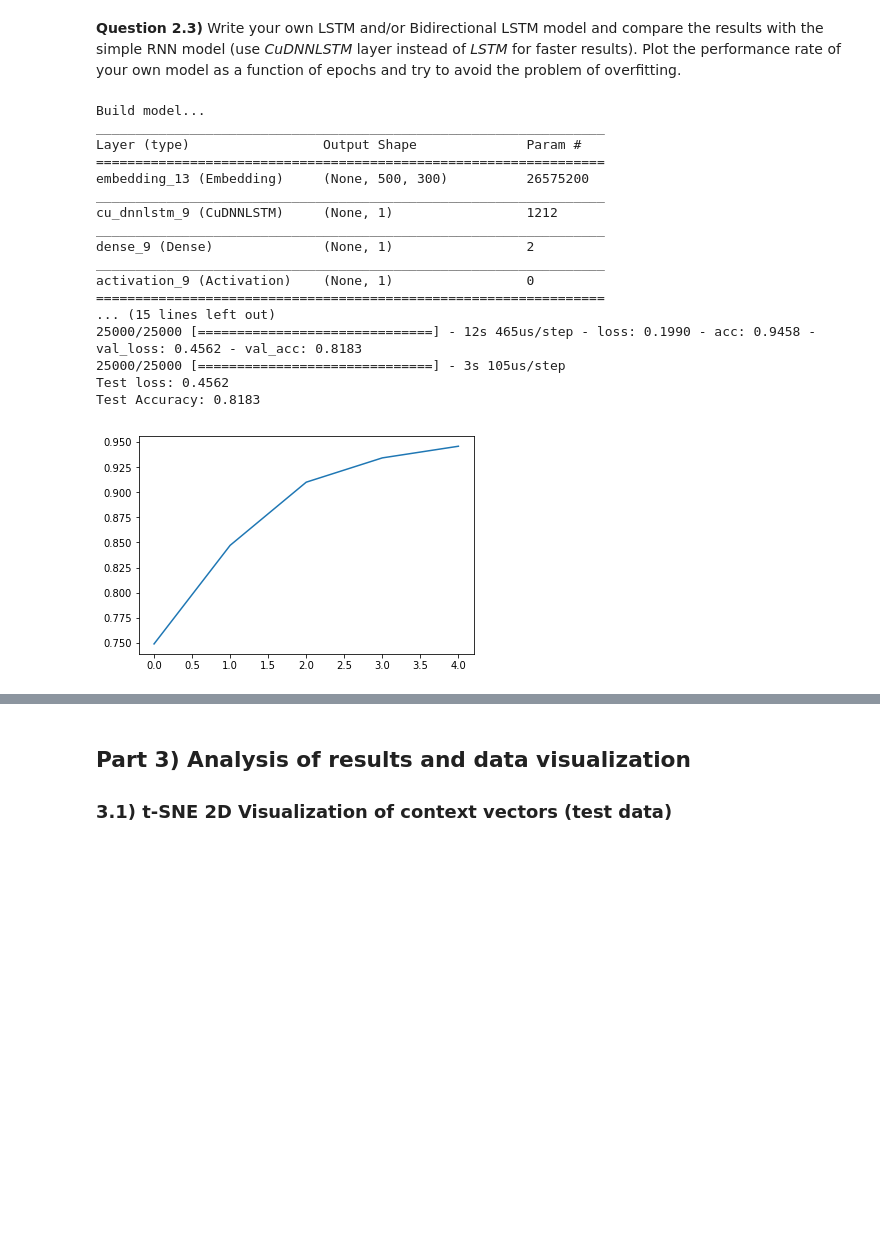
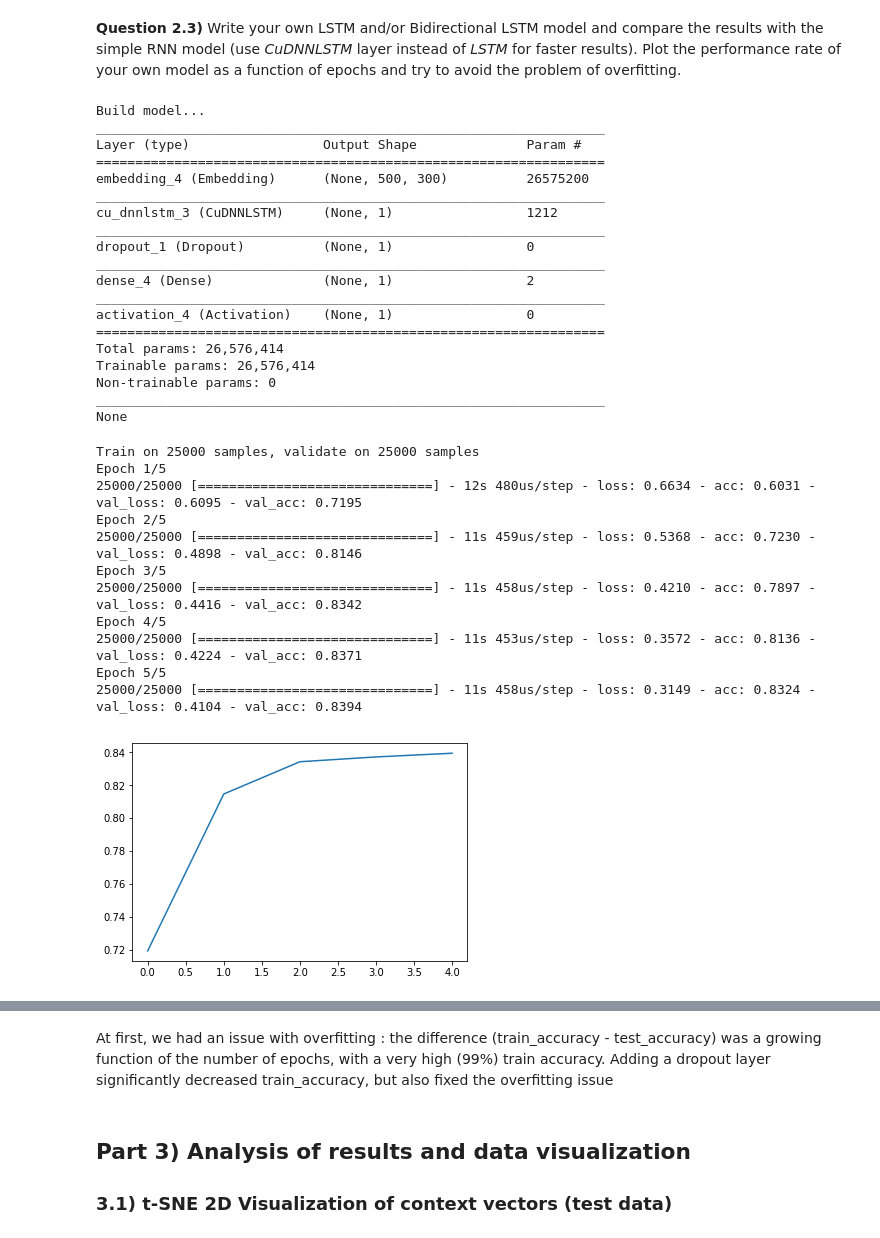
Before and after one commit to iqdecay/DeepLearning, a Jupyter notebook: LabSession6-RNN-IMDB-student.ipynb, the cells around one changed output, grey strips where cells are left out. Drawn from its saved outputs; the diff is of its cells as text; code cells hidden in the pictures; blank space fills up the shorter version.

```diff
--- a/LabSession6-RNN-IMDB-student.ipynb
+++ b/LabSession6-RNN-IMDB-student.ipynb
@@ -270,7 +268,7 @@ A bidirectionnal recurrent model tries to also match the input given an output,
 # %% [markdown]
 **Question 2.3)** Write your own LSTM and/or Bidirectional LSTM model and compare the results with the simple RNN model (use *CuDNNLSTM* layer instead of *LSTM* for faster results). Plot the performance rate of your own model as a function of epochs and try to avoid the problem of overfitting.
 # %%
-
+from keras.layers import Dropout
 from keras.layers import CuDNNLSTM
 embedding_dims = 300
 rnn_units = 50
@@ -287,6 +285,7 @@ our_model.add(Embedding(max_words, embedding_dims, input_length=maxlen))
 # Recurrent layer definition
 our_model.add(CuDNNLSTM(num_classes-1)) # Output of this layer is the context vector
 # Linear layer definition
+our_model.add(Dropout(0.3))
 our_model.add(Dense(num_classes-1))
 # Non-linear function bounded (0 to 1)
 our_model.add(Activation('sigmoid'))
@@ -294,39 +293,52 @@ our_model.add(Activation('sigmoid'))
 our_model.compile(loss='binary_crossentropy', optimizer='adam', metrics=['acc'])
 # Show the model architecture
 print (our_model.summary())
-
-
-# Train model
-batch_size=128
-num_epochs=5
-h = our_model.fit(X_train, y_train, batch_size=batch_size, epochs=num_epochs, validation_data=(X_test, y_test), verbose=1)
-acc = []
-for i in h.history['acc'] :
-    acc.append(i)
-import matplotlib.pyplot as plt
-plt.plot([i for i in range(num_epochs)], acc)
-
-# Evaluate model
-test_loss, acc = our_model.evaluate(X_test, y_test, batch_size=batch_size)
-
-print('Test loss: %1.4f' % test_loss)
-print('Test Accuracy: %1.4f' % acc)
 # %% [output]
 Build model...
 _________________________________________________________________
 Layer (type)                 Output Shape              Param #
 =================================================================
-embedding_13 (Embedding)     (None, 500, 300)          26575200
+embedding_4 (Embedding)      (None, 500, 300)          26575200
 _________________________________________________________________
-cu_dnnlstm_9 (CuDNNLSTM)     (None, 1)                 1212
+cu_dnnlstm_3 (CuDNNLSTM)     (None, 1)                 1212
 _________________________________________________________________
-dense_9 (Dense)              (None, 1)                 2
+dropout_1 (Dropout)          (None, 1)                 0
 _________________________________________________________________
-activation_9 (Activation)    (None, 1)                 0
+dense_4 (Dense)              (None, 1)                 2
+_________________________________________________________________
+activation_4 (Activation)    (None, 1)                 0
 =================================================================
-... (15 lines left out)
-25000/25000 [==============================] - 12s 465us/step - loss: 0.1990 - acc: 0.9458 - val_loss: 0.4562 - val_acc: 0.8183
-25000/25000 [==============================] - 3s 105us/step
-Test loss: 0.4562
-Test Accuracy: 0.8183
+Total params: 26,576,414
+Trainable params: 26,576,414
+Non-trainable params: 0
+_________________________________________________________________
+None
-[figure, removed]
+# %%
+# Train model
+batch_size=128
+num_epochs=5
+h = our_model.fit(X_train, y_train, batch_size=batch_size, epochs=num_epochs, validation_data=(X_test, y_test), verbose=1)
+acc = []
+for i in h.history['val_acc'] :
+    acc.append(i)
+import matplotlib.pyplot as plt
+plt.plot([i for i in range(num_epochs)], acc)
+plt.show()
+# Evaluate model
+test_loss, acc = our_model.evaluate(X_test, y_test, batch_size=batch_size)
+
+print('Test loss: %1.4f' % test_loss)
+print('Test Accuracy: %1.4f' % acc)
+# %% [output]
+Train on 25000 samples, validate on 25000 samples
+Epoch 1/5
+25000/25000 [==============================] - 12s 480us/step - loss: 0.6634 - acc: 0.6031 - val_loss: 0.6095 - val_acc: 0.7195
+Epoch 2/5
+25000/25000 [==============================] - 11s 459us/step - loss: 0.5368 - acc: 0.7230 - val_loss: 0.4898 - val_acc: 0.8146
+Epoch 3/5
+25000/25000 [==============================] - 11s 458us/step - loss: 0.4210 - acc: 0.7897 - val_loss: 0.4416 - val_acc: 0.8342
+Epoch 4/5
+25000/25000 [==============================] - 11s 453us/step - loss: 0.3572 - acc: 0.8136 - val_loss: 0.4224 - val_acc: 0.8371
+Epoch 5/5
+25000/25000 [==============================] - 11s 458us/step - loss: 0.3149 - acc: 0.8324 - val_loss: 0.4104 - val_acc: 0.8394
+[figure, added]
@@ -333,3 +348,5 @@ Test Accuracy: 0.8183
+# %% [markdown]
+At first, we had an issue with overfitting : the difference (train_accuracy - test_accuracy) was a growing function of the number of epochs, with a very high (99%) train accuracy. Adding a dropout layer significantly decreased train_accuracy, but also fixed the overfitting issue
 # %% [markdown]
 ## Part 3) Analysis of results and data visualization
 ### 3.1) t-SNE 2D Visualization of context vectors (test data)
```
Also changed, not shown: parts of 4 cells of this notebook.
